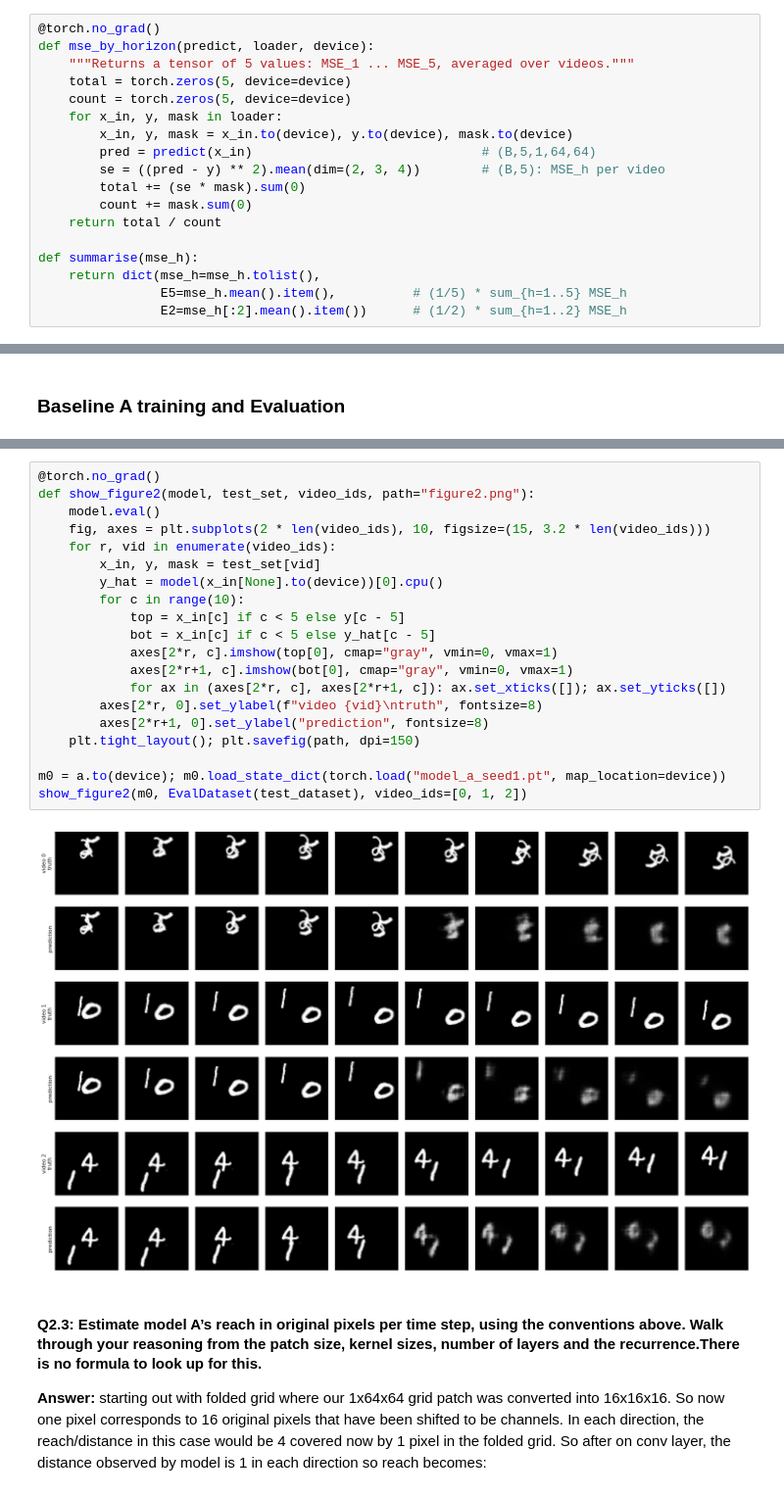
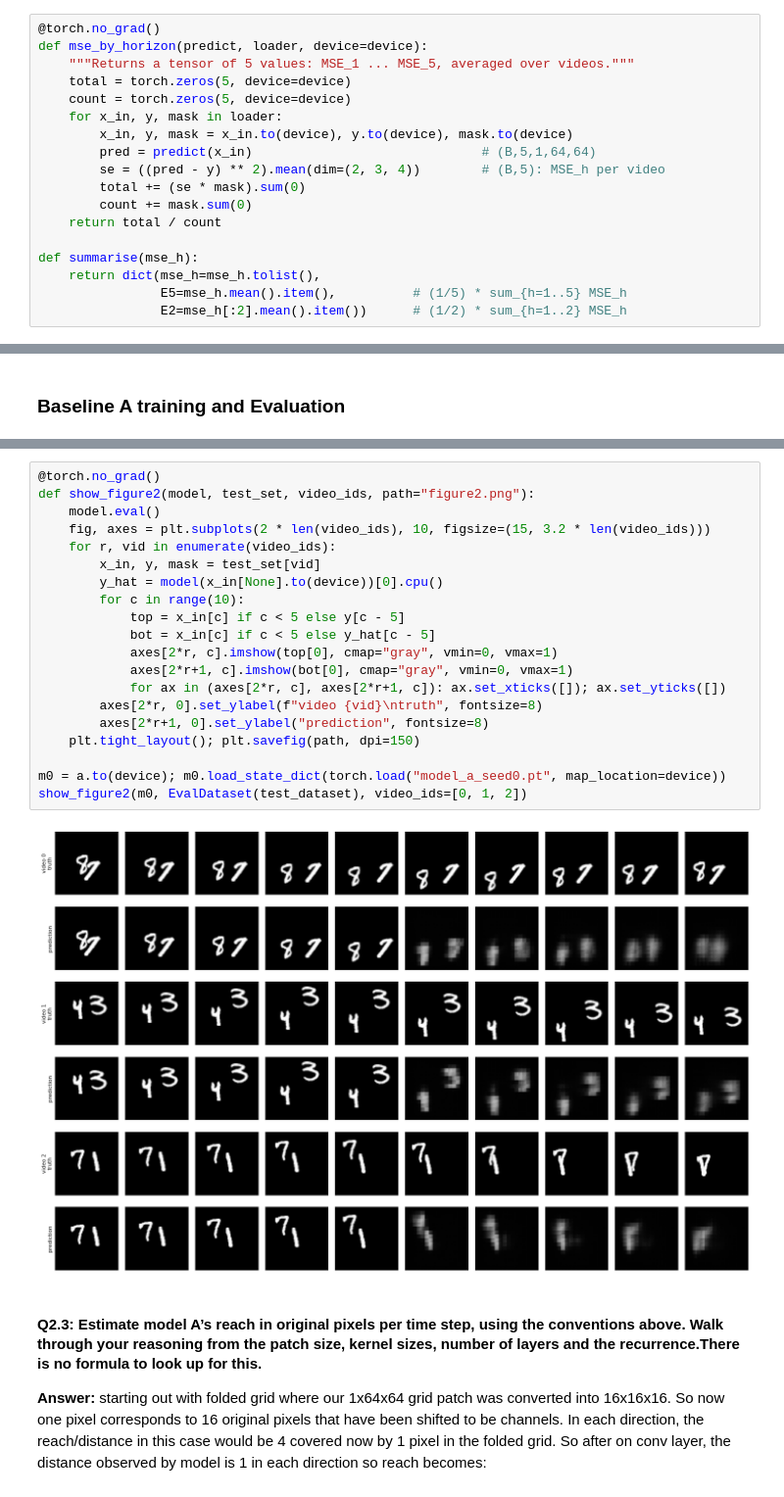
Before and after one commit to ZainabIftikhar1204/DL-for-Space-Time-and-Graphs---Assignment-2, a Jupyter notebook: Ques2.ipynb, the cells around one changed output, grey strips where cells are left out. Shown at 98% size. Saved outputs shown, nothing was run; the diff lists cells and outputs as text.

```diff
--- a/Ques2.ipynb
+++ b/Ques2.ipynb
@@ -663,7 +663,7 @@ def predict_copy_last(x_in):
     return x_in[:, -1:].expand(-1, 5, -1, -1, -1)
 # %%
 @torch.no_grad()
-def mse_by_horizon(predict, loader, device):
+def mse_by_horizon(predict, loader, device=device):
     """Returns a tensor of 5 values: MSE_1 ... MSE_5, averaged over videos."""
     total = torch.zeros(5, device=device)
     count = torch.zeros(5, device=device)
@@ -752,25 +752,25 @@ Params                       480784      0         0
 # %%
 @torch.no_grad()
 def show_figure2(model, test_set, video_ids, path="figure2.png"):
     model.eval()
     fig, axes = plt.subplots(2 * len(video_ids), 10, figsize=(15, 3.2 * len(video_ids)))
     for r, vid in enumerate(video_ids):
         x_in, y, mask = test_set[vid]
         y_hat = model(x_in[None].to(device))[0].cpu()
         for c in range(10):
             top = x_in[c] if c < 5 else y[c - 5]
             bot = x_in[c] if c < 5 else y_hat[c - 5]
             axes[2*r, c].imshow(top[0], cmap="gray", vmin=0, vmax=1)
             axes[2*r+1, c].imshow(bot[0], cmap="gray", vmin=0, vmax=1)
             for ax in (axes[2*r, c], axes[2*r+1, c]): ax.set_xticks([]); ax.set_yticks([])
         axes[2*r, 0].set_ylabel(f"video {vid}\ntruth", fontsize=8)
         axes[2*r+1, 0].set_ylabel("prediction", fontsize=8)
     plt.tight_layout(); plt.savefig(path, dpi=150)
 
-m0 = a.to(device); m0.load_state_dict(torch.load("model_a_seed1.pt", map_location=device))
+m0 = a.to(device); m0.load_state_dict(torch.load("model_a_seed0.pt", map_location=device))
 show_figure2(m0, EvalDataset(test_dataset), video_ids=[0, 1, 2])
 # %% [output]
-[figure, old version]
+[figure, new version]
 # %% [markdown]
 #### **Q2.3:** Estimate model A’s reach in original pixels per time step, using the conventions above. Walk through your reasoning from the patch size, kernel sizes, number of layers and the recurrence.There is no formula to look up for this.
 
```
Also changed, not shown: parts of 38 cells of this notebook.
